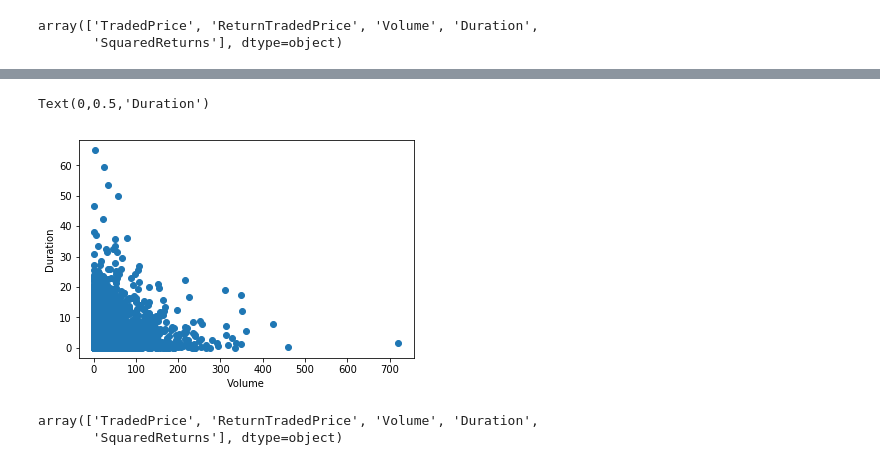
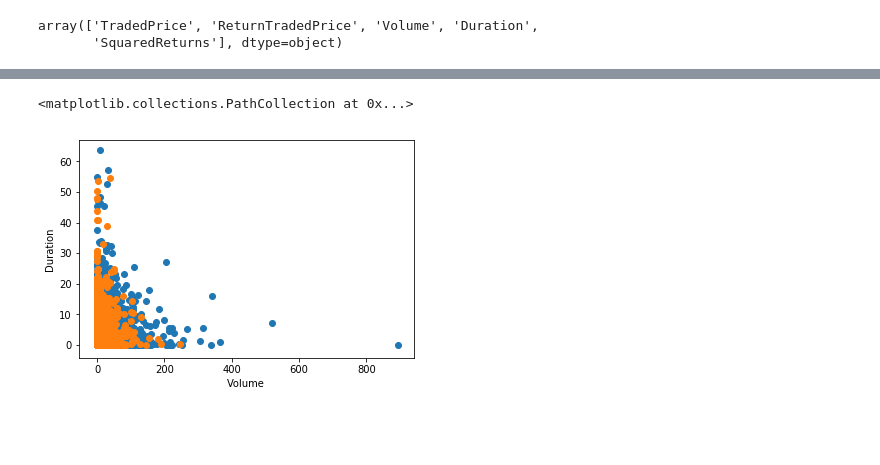
Before and after one commit to andreas-koukorinis/PaperCode, a Jupyter notebook: aknotebooks/stylised facts.ipynb, the cells around one changed output, grey strips where cells are left out. Saved outputs shown, nothing was run; the diff lists cells and outputs as text; code cells hidden in the pictures; blank space fills up the shorter version.

```diff
--- a/aknotebooks/stylised facts.ipynb
+++ b/aknotebooks/stylised facts.ipynb
@@ -78,6 +78,5 @@ bmrg_tickers
 symbol='US1_Comdty'
 trades_files_loc = os.path.join(data_dir,symbol)
 trades_files=os.listdir(trades_files_loc)
-file_idx=1
+file_idx=3
 trades_df = pd.read_csv(os.path.join(trades_files_loc, trades_files[file_idx]), index_col=0)
-trades_df.shape
@@ -98,18 +128,15 @@ from scipy.spatial.distance import pdist, squareform
 # %%
 fig, ax = subplots()
-z=trades_df[trades_df['ReturnTradedPrice']!=0]
-ax.scatter(z['Volume'], z['Duration'], cmap='gray')
+nonz=trades_df[trades_df['ReturnTradedPrice']!=0]
+zero=trades_df[trades_df['ReturnTradedPrice']==0]
+ax.scatter(nonz['Volume'], nonz['Duration'], cmap='gray')
 # ax.set_aspect(1)
 # xlim(np.min(z['ReturnTradedPrice']), np.max(z['ReturnTradedPrice']))
 # ylim(np.max(z['Duration']), np.max(z['Duration']))
 xlabel('Volume')
 ylabel('Duration')
 # title('Volume') ;
+ax.scatter(zero['Volume'], zero['Duration'], cmap='gray')
 # %% [output]
-Text(0,0.5,'Duration')
+<matplotlib.collections.PathCollection at 0x...>
-[figure, old version]
+[figure, new version]
-# %%
-trades_df.columns.values
-# %% [output]
-array(['TradedPrice', 'ReturnTradedPrice', 'Volume', 'Duration',
-       'SquaredReturns'], dtype=object)
```
Also changed, not shown: parts of 14 cells of this notebook, 5 other files.
